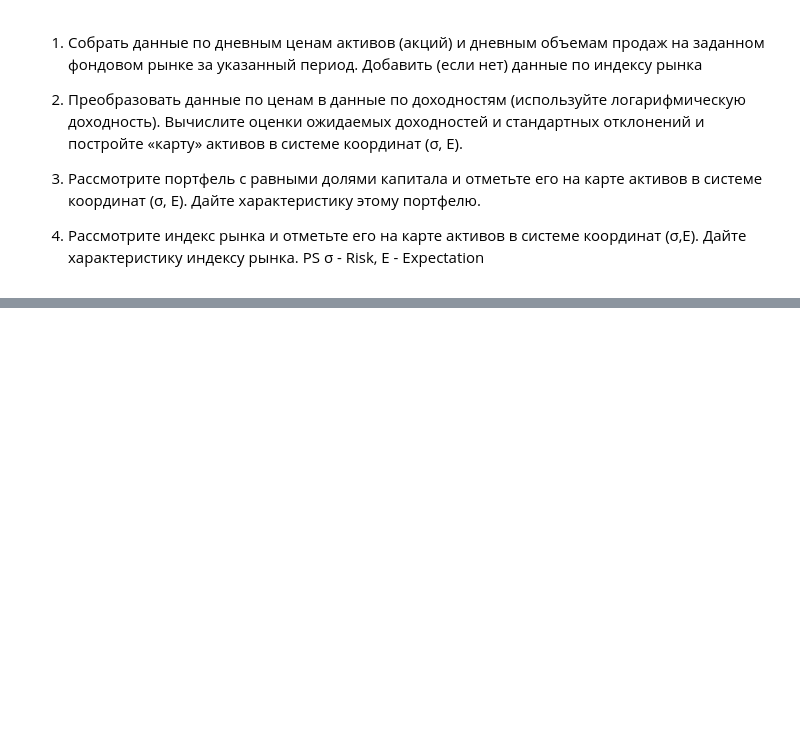
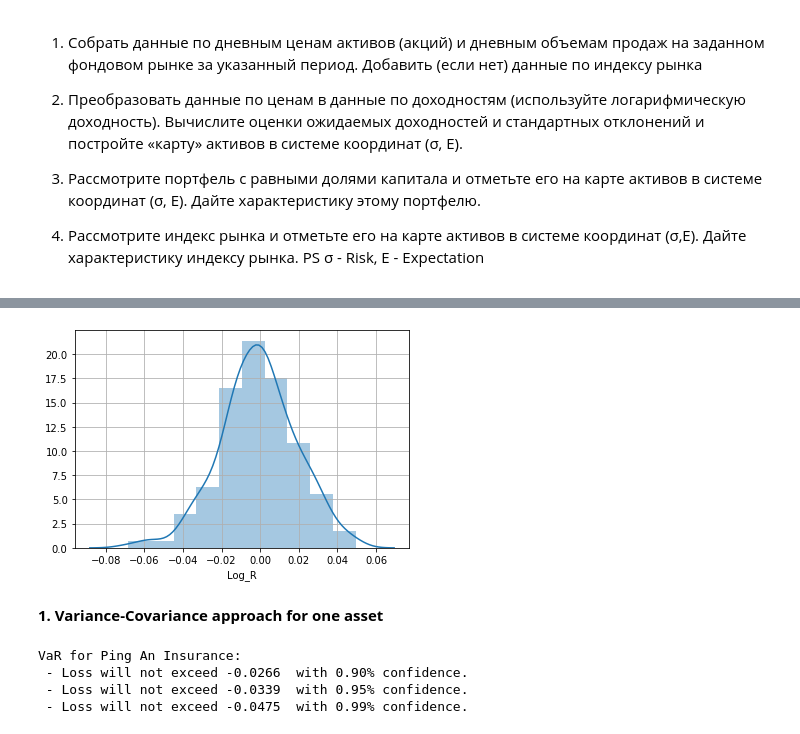
Before and after one commit to CodeSopranos/lab-1-financial-operations, a Jupyter notebook: main.VaR.ipynb, the cells around one changed output, grey strips where cells are left out. Drawn from its saved outputs; the diff is of its cells as text; code cells hidden in the pictures; blank space fills up the shorter version.

```diff
--- a/main.ipynb
+++ b/main.VaR.ipynb
@@ -43,7 +45,7 @@ for index, row in stocks_info.iterrows():
     mean_vol = stock['Volume'].mean()
 
     stocks_stat.loc[index] = [s, E, name, mean_vol, stock['Log_R'].mean(), industry]
-    stocks[str(industry)+'/'+str(name)] = stock
+    stocks[str(name)] = stock
 # %%
 fig = px.scatter(stocks_stat, x="sigma", y="E", hover_data=["names"], color="industry",title="E, Risk", size="mean_vol")
 
@@ -79,0 +105,5 @@ fig.show()
+# %%
+chosen_asset = 'Ping An Insurance'
+sample = stocks[chosen_asset]
+stat, p= stats.shapiro(sample['Log_R'].iloc[1:])
+print('Statistics=%.3f, p-value=%.3f' % (stat, p))
@@ -79,0 +124,25 @@ fig.show()
+# %%
+import seaborn as sns
+plt.grid()
+sns.distplot(sample['Log_R'], bins=10)
+plt.show()
+# %% [output]
+[figure, added]
+# %% [markdown]
+**1.  Variance-Covariance approach for one asset**
+# %%
+from scipy.stats import norm
+
+confidence_lvl = [0.9, 0.95, 0.99]
+
+VaR = {}
+
+print('VaR for %s:' % chosen_asset)
+for clvl in confidence_lvl:
+    VaR[clvl] = norm.ppf(1-clvl, sample['Log_R'].mean(), sample['Log_R'].std())
+    print(' - Loss will not exceed %.4f  with %.2f%s confidence.' % (VaR[clvl], clvl, '%'))
+# %% [output]
+VaR for Ping An Insurance:
+ - Loss will not exceed -0.0266  with 0.90% confidence.
+ - Loss will not exceed -0.0339  with 0.95% confidence.
+ - Loss will not exceed -0.0475  with 0.99% confidence.
```
Also changed, not shown: parts of 15 cells of this notebook, 2 other files.
